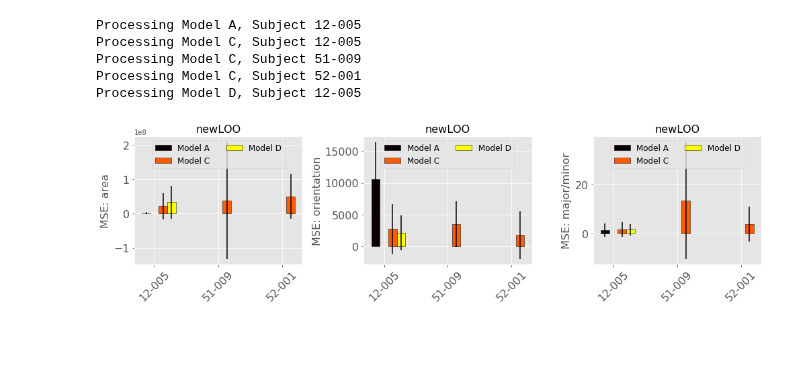
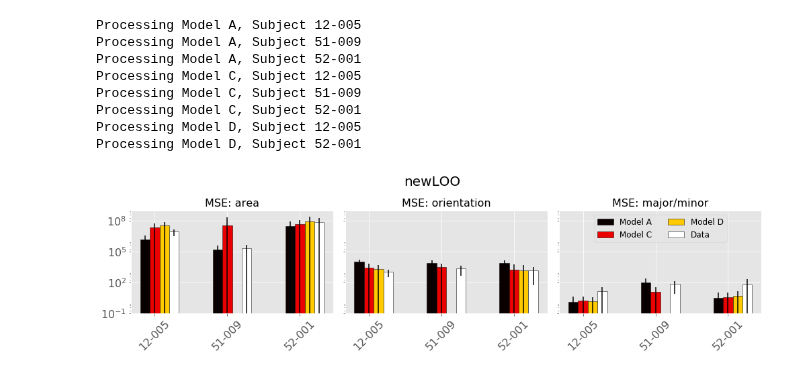
Before and after one commit to VisCog/ArgusShapes, a Jupyter notebook: examples/notebooks/plot-crossval-props.ipynb, the cells around one changed output. Drawn from its saved outputs; the diff is of its cells as text; code cells hidden in the pictures; blank space fills up the shorter version.

Commit message:
update plotting ipynb

```diff
--- a/examples/notebooks/plot-crossval-props.ipynb
+++ b/examples/notebooks/plot-crossval-props.ipynb
@@ -37,8 +40,19 @@ assert_params = {
     'w_rot': 0,
     'w_dice': 80
 }
+# %%
+def calc_props(y_true):
+    area = []
+    orient = []
+    major_minor = []
+    for _, yt in y_true.iterrows():
+        props = p2pspatial.imgproc.get_region_props(yt['image'], thresh=0.5)
+        area.append(props.area ** 2)
+        orient.append(np.rad2deg(props.orientation) ** 2)
+        major_minor.append((props.major_axis_length / props.minor_axis_length) ** 2)
+    return {'area': area, 'orientation': orient, 'major/minor': major_minor}
 # %%
-def calc_props(ytyp, thresh):
+def calc_props_loss(ytyp, thresh):
     y_true, y_pred = ytyp
     yt_props = [p2pspatial.imgproc.get_region_props(yt['image'], thresh=0.5) for _, yt in y_true.iterrows()]
     yp_props = [p2pspatial.imgproc.get_region_props(yp['image'], thresh=thresh) for _, yp in y_pred.iterrows()]
@@ -58,7 +72,8 @@ def calc_props(ytyp, thresh):
         major_minor.append((yp.major_axis_length / yp.minor_axis_length - yt.major_axis_length / yp.minor_axis_length) ** 2)
     return {'area': area, 'orientation': orient, 'major/minor': major_minor}
 # %%
-props = {a: {s: None for s in subjects} for a in models}
+loss = {a: {s: None for s in subjects} for a in models}
+props = {s: None for s in subjects}
 for file in pickle_files:
     y_test, y_pred, best_params, specifics = pickle.load(open(file, 'rb'))
     for key, value in six.iteritems(assert_params):
@@ -77,48 +92,58 @@ for file in pickle_files:
         continue
     print('Processing Model %s, Subject %s' % (model, subject))
 
-    props[model][subject] = p2pu.parfor(calc_props, zip(y_test, y_pred), func_args=[specifics['regressor'].img_thresh])
+    loss[model][subject] = p2pu.parfor(calc_props_loss, zip(y_test, y_pred), func_args=[specifics['regressor'].img_thresh])
+    props[subject] = p2pu.parfor(calc_props, y_test)
 # %% [output]
 Processing Model A, Subject 12-005
+Processing Model A, Subject 51-009
+Processing Model A, Subject 52-001
 Processing Model C, Subject 12-005
 Processing Model C, Subject 51-009
 Processing Model C, Subject 52-001
 Processing Model D, Subject 12-005
+Processing Model D, Subject 52-001
 # %%
 N = len(subjects)
 width = 0.4 / N
 ind = np.arange(N)
 
 cols = ['area', 'orientation', 'major/minor']
-fig, axes = plt.subplots(ncols=3, figsize=(14, 4))
+fig, axes = plt.subplots(ncols=3, figsize=(14, 4), sharey=True)
 cm = plt.get_cmap('hot')
 
 for ax, col in zip(axes.ravel(), cols):
     rects = {}
     for m, model in enumerate(models):
         for s, subject in enumerate(subjects):
-            if not props[model][subject]:
+            if not loss[model][subject]:
                 continue
-            area = [p[col] for p in props[model][subject]]
+            area = [p[col] for p in loss[model][subject]]
             area = [item for sublist in area for item in sublist]
             r = ax.bar(s + m * width, np.mean(area), width, yerr=np.std(area),
                        color=cm(m / len(models)), edgecolor='k',
                        label='Model %s' % model)
             rects[model] = r[0]
+    for s, subject in enumerate(subjects):
+        attr = [p[col] for p in props[subject]]
+        attr = [item for sublist in attr for item in sublist]
+        r = ax.bar(s + len(models) * width, np.mean(attr), width, yerr=np.std(attr),
+                  color = 'w', edgecolor='k', label='Data')
     ax.set_xticks(ind + (len(rects) - 1) / 2 * width)
     ax.set_xticklabels(subjects, rotation=45, ha='center', fontsize=16)
-    ax.legend([rects[m] for m in models if m in rects],
-              ['Model ' + m for m in models if m in rects],
-              ncol=2, loc='upper center', fontsize=12)
-    # allvals = [[item for sublist in filter(None, loss[m].values())
-    #             for item in sublist]
-    #            for m in models]
-    # maxheight = max([item for sublist in allvals for item in sublist])
-    # ax.set_ylim(0, np.ceil(maxheight / 20) * 20)
+    if col == 'major/minor':
+        ax.legend([rects[m] for m in models if m in rects] + [r[0]],
+                  ['Model ' + m for m in models if m in rects] + ['Data'],
+                  ncol=2, loc='upper center', fontsize=12)
     ax.yaxis.set_tick_params(labelsize=16)
-    ax.set_ylabel('MSE: %s' % col, fontsize=16)
-    ax.set_title(os.path.basename(os.path.dirname(results_dir)), fontsize=16)
-fig.tight_layout()
-fig.savefig(os.path.join(results_dir, 'mse_props.png'))
+    ax.set_title('MSE: %s' % col, fontsize=16)
+    ax.set_yscale('log')
+#     allvals = [[item[col][0] for item in sublist]
+#                for sublist in filter(None, [l for _, l in loss['D'].items()])]
+#     maxheight = max([item for sublist in allvals for item in sublist])
+    ax.set_ylim(.1, 10 ** 9)
+fig.suptitle(os.path.basename(os.path.dirname(results_dir)), fontsize=20)
+fig.tight_layout(rect=[0, 0.03, 1, 0.9])
+fig.savefig(os.path.join(results_dir, 'mse_props_loss.png'))
 # %% [output]
-[figure, old version]
+[figure, new version]
```
Also changed, not shown: parts of 4 cells of this notebook, 4 other files.
